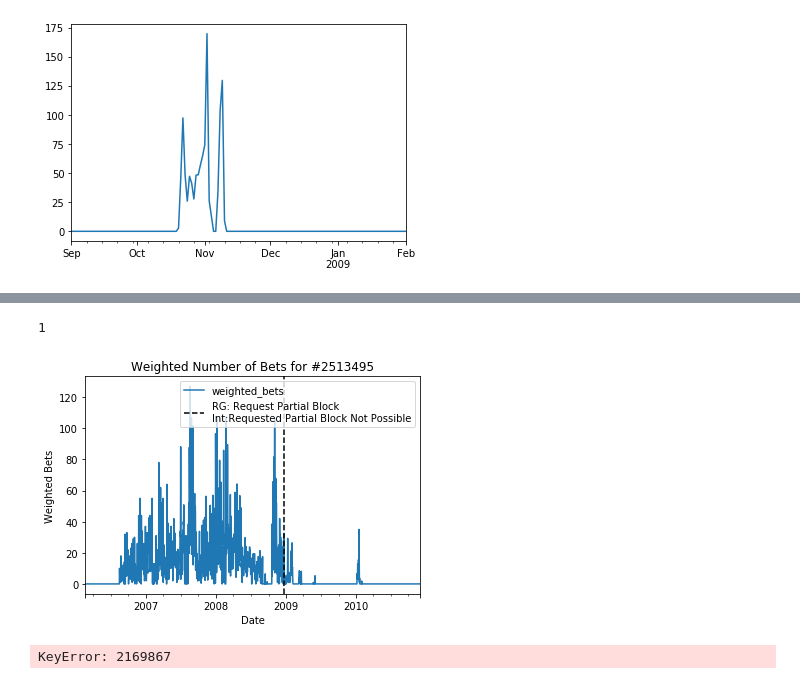
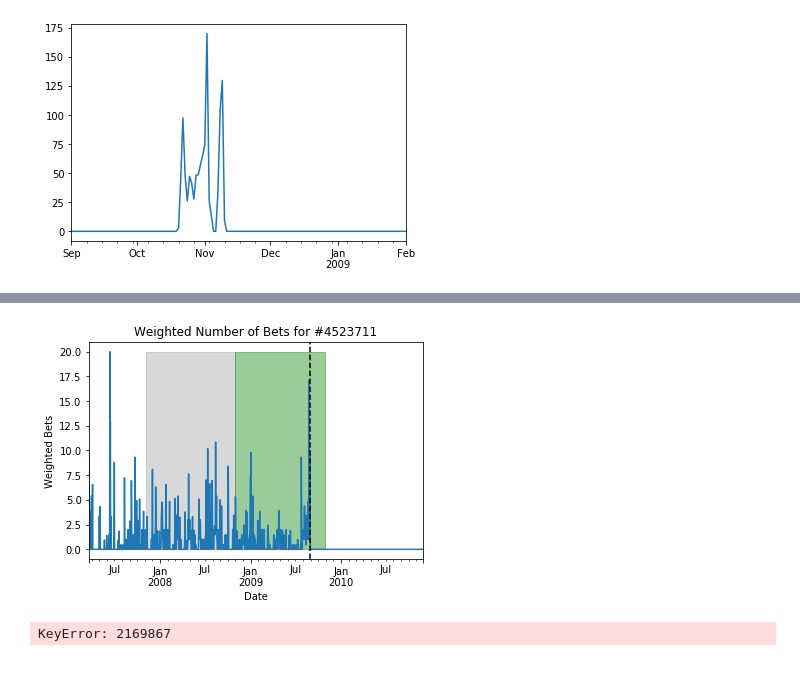
Before and after one commit to alro5921/problem-gambling-study, a Jupyter notebook: notebooks/EDAish.ipynb, the cells around one changed output, grey strips where cells are left out. Saved outputs shown, nothing was run; the diff lists cells and outputs as text; code cells hidden in the pictures.

```diff
--- a/notebooks/EDAish.ipynb
+++ b/notebooks/EDAish.ipynb
@@ -130,8 +130,8 @@ def plot_ts(ts, user_id, plt_column = 'hold_cum', rg_info = None):
         first_rg = rg_info.loc[user_id, 'first_date']
         rg_desc = rg_info.loc[user_id, 'ev_desc']
         inter_desc = rg_info.loc[user_id, 'inter_desc']
-        print(rg_info.loc[user_id, 'events'])
-        plt.axvline(first_rg, linestyle = "--", label = f'RG: {rg_desc}\nInt:{inter_desc}', color = 'black')
+        plt.axvline(first_rg, linestyle = "--", color = 'black')
+        #plt.axvline(first_rg, linestyle = "--", label = f'RG: {rg_desc}\nInt:{inter_desc}', color = 'black')
 cr_mask = rg_info['event_type_first'] == 2
 acc_cr_ids = list(rg_info[cr_mask].index)
 #random.seed(123)
@@ -163,18 +160,21 @@ for _ in range(10):
 clear_prior_block = [3324091,2336892,2874213, 4478231]
 reported_prob_adv = [164641,3214045]
 # %%
-user_id = 2513495
+fig, ax = plt.subplots(1)
+user_id = 4523711
 all_prods = list(range(1,30))
 ts = accum_by_date(gam_test, user_id, all_prods)
 plot_ts(ts, user_id, plt_column = 'weighted_bets', rg_info = rg_info)
-plt.title(f'Weighted Number of Bets for #{user_id}')
-plt.xlabel("Date")
-plt.ylabel("Weighted Bets")
-plt.legend()
+ax.set_title(f'Weighted Number of Bets for #{user_id}')
+ax.set_xlabel("Date")
+ax.set_ylabel("Weighted Bets")
+
+cutoff = np.datetime64('2008-11-01')
+ax.fill_between([cutoff - np.timedelta64(360, 'D'),cutoff],[20,20],color='gray',alpha=.3)
+ax.fill_between([cutoff, cutoff + np.timedelta64(360, 'D')],[20,20],color='green',alpha=.4)
 plt.show()
 # %% [output]
-1
-[figure, old version]
+[figure, new version]
 # %%
 user_id = 3327778
 all_prods = list(range(1,30))
```
Also changed, not shown: parts of 4 cells of this notebook, 10 other files.
